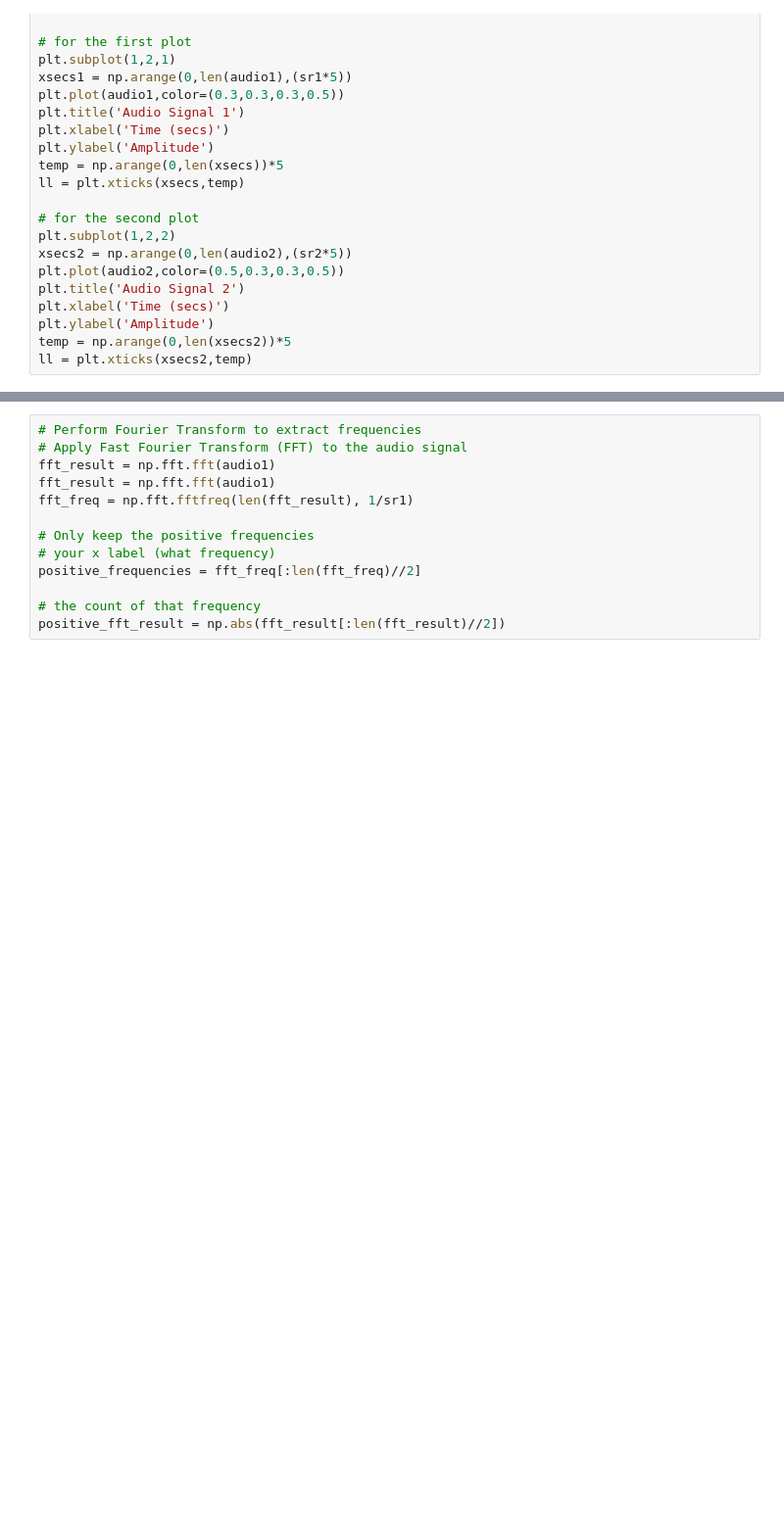
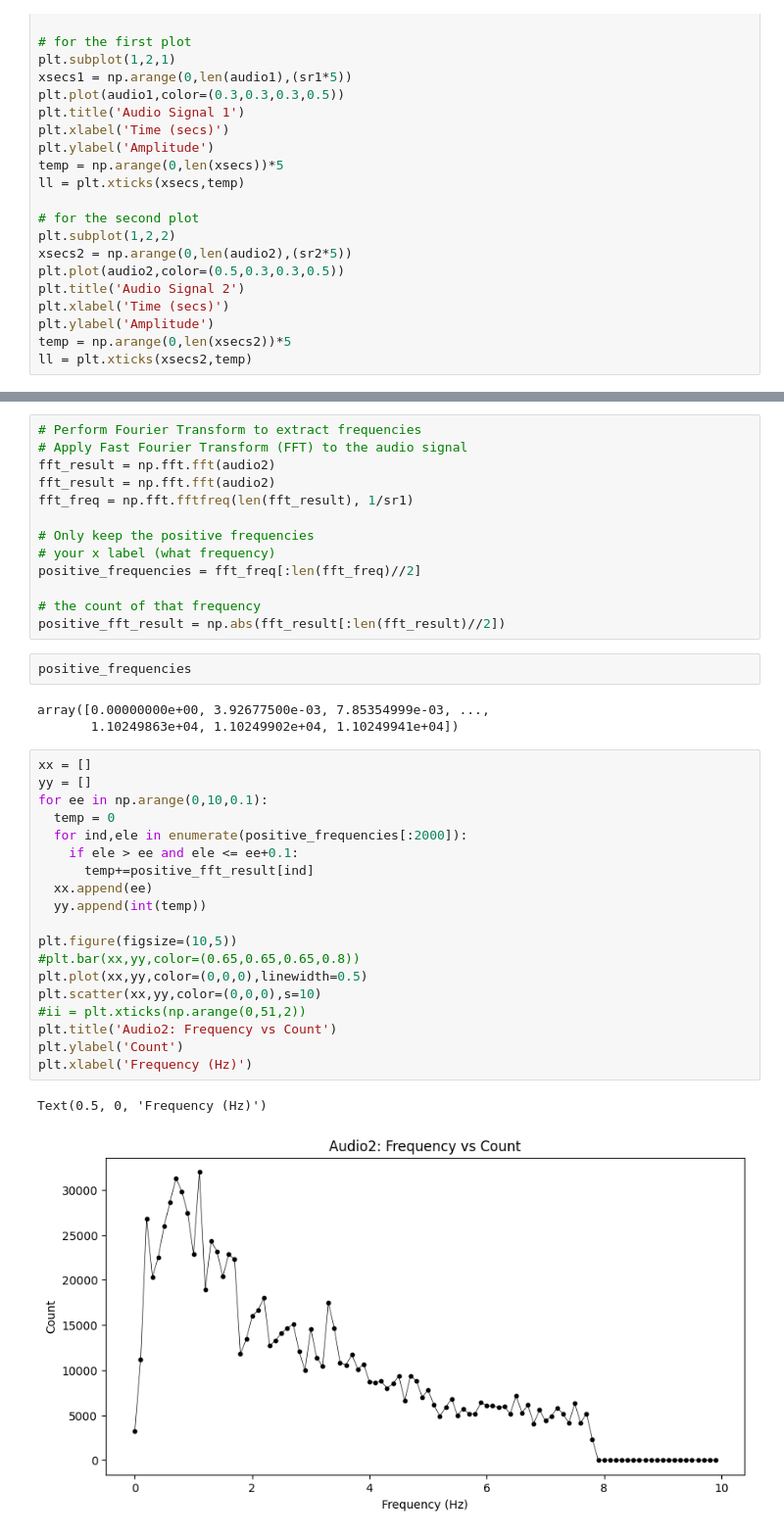
Before and after one commit to mattsmiths/biol470, a Jupyter notebook: week11/EEG_processing_intro.ipynb, the cells around one changed output, grey strips where cells are left out. Shown at 98% size. Saved outputs shown, nothing was run; the diff lists cells and outputs as text; blank space fills up the shorter version.

```diff
--- a/week11/EEG_processing_intro.ipynb
+++ b/week11/EEG_processing_intro.ipynb
@@ -129,8 +130,8 @@ plt.title('Comparing Amplitudes')
 # %%
 # Perform Fourier Transform to extract frequencies
 # Apply Fast Fourier Transform (FFT) to the audio signal
-fft_result = np.fft.fft(audio1)
-fft_result = np.fft.fft(audio1)
+fft_result = np.fft.fft(audio2)
+fft_result = np.fft.fft(audio2)
 fft_freq = np.fft.fftfreq(len(fft_result), 1/sr1)
 
 # Only keep the positive frequencies
@@ -139,3 +140,30 @@ positive_frequencies = fft_freq[:len(fft_freq)//2]
 
 # the count of that frequency
 positive_fft_result = np.abs(fft_result[:len(fft_result)//2])
+# %%
+positive_frequencies
+# %% [output]
+array([0.00000000e+00, 3.92677500e-03, 7.85354999e-03, ...,
+       1.10249863e+04, 1.10249902e+04, 1.10249941e+04])
+# %%
+xx = []
+yy = []
+for ee in np.arange(0,10,0.1):
+  temp = 0
+  for ind,ele in enumerate(positive_frequencies[:2000]):
+    if ele > ee and ele <= ee+0.1:
+      temp+=positive_fft_result[ind]
+  xx.append(ee)
+  yy.append(int(temp))
+
+plt.figure(figsize=(10,5))
+#plt.bar(xx,yy,color=(0.65,0.65,0.65,0.8))
+plt.plot(xx,yy,color=(0,0,0),linewidth=0.5)
+plt.scatter(xx,yy,color=(0,0,0),s=10)
+#ii = plt.xticks(np.arange(0,51,2))
+plt.title('Audio2: Frequency vs Count')
+plt.ylabel('Count')
+plt.xlabel('Frequency (Hz)')
+# %% [output]
+Text(0.5, 0, 'Frequency (Hz)')
+[figure, added]
```
Also changed, not shown: parts of 9 cells of this notebook.
